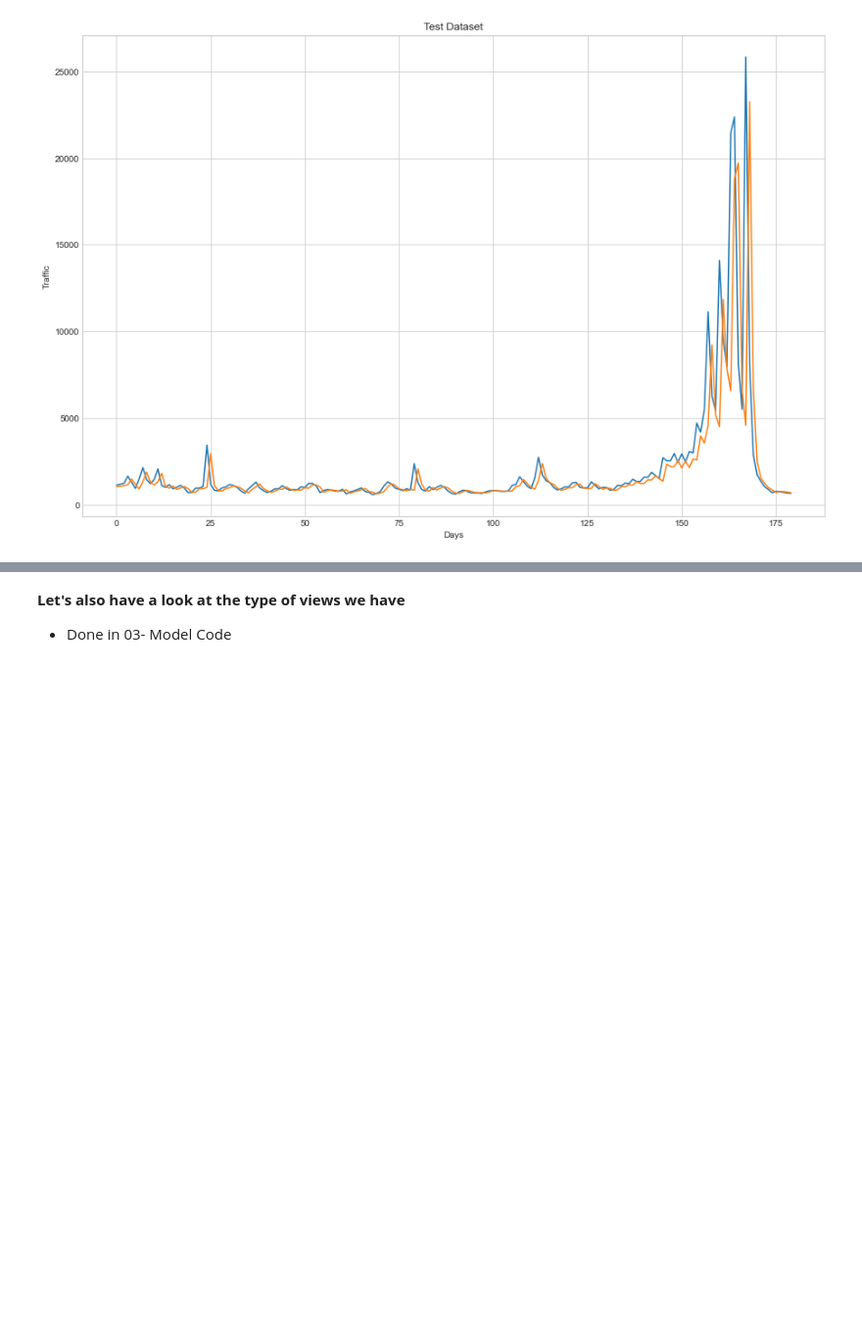
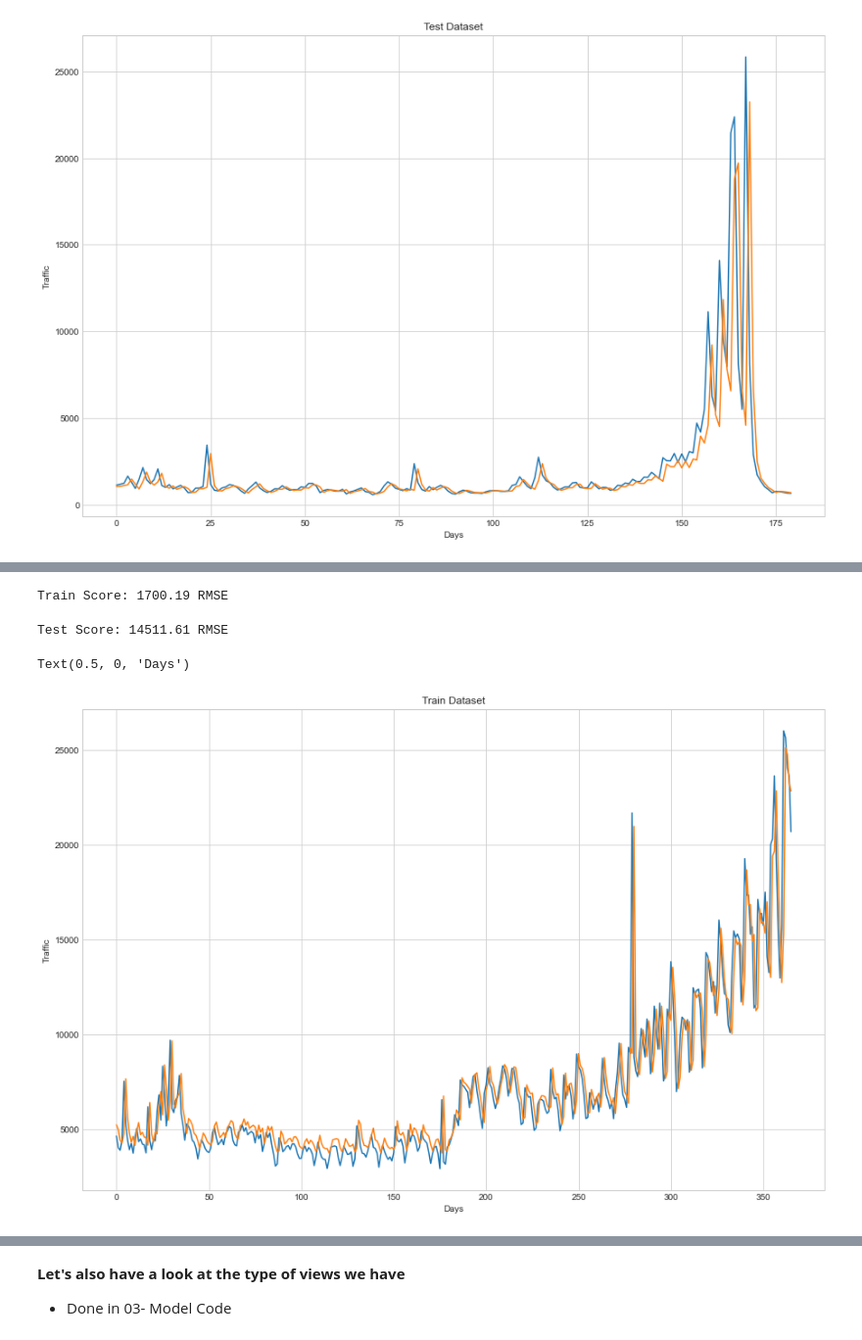
Before and after one commit to thisisdevanshi/MSCA-31006-TimeSeries-Team-Project, a Jupyter notebook: Scripts/01_LSTM.ipynb, the cells around one changed output, grey strips where cells are left out. Shown at 98% size. Saved outputs shown, nothing was run; the diff lists cells and outputs as text; code cells hidden in the pictures; blank space fills up the shorter version.

```diff
--- a/Scripts/01_LSTM.ipynb
+++ b/Scripts/01_LSTM.ipynb
@@ -465,0 +500,11 @@ Text(0.5, 0, 'Days')
+# %%
+#taking previous units
+def restructure_ts_data(data,previous_vals):
+    dataX, dataY = [], []
+    for i in range(len(data)-previous_vals-1):
+        dataX.append(data[i:i+previous_vals,0])
+        dataY.append(data[i + previous_vals, 0])
+    return np.array(dataX),np.array(dataY)
+# %%
+X_train,y_train=restructure_ts_data(train_df,1)
+X_test,y_test=restructure_ts_data(test_df,1)
@@ -465,0 +517,17 @@ Text(0.5, 0, 'Days')
+# %%
+#let's build the model
+
+ts=Sequential()
+
+#adding a lstm layer with 12 nodes and relu activation function
+ts.add(LSTM(units=12,activation='relu',input_shape=(None,1)))
+
+
+
+#adding the output layer
+ts.add(Dense(units=1))
+
+#compiling the RNN
+ts.compile(optimizer = 'adam', loss = 'mean_squared_error')
+
+ts.fit(X_train, y_train, epochs=100, batch_size=10, verbose=2)
@@ -465,0 +553,30 @@ Text(0.5, 0, 'Days')
+# %%
+trainPredict = ts.predict(X_train)
+testPredict = ts.predict(X_test)
+
+# invert predictions
+trainPredict = scaler.inverse_transform(trainPredict)
+trainY = scaler.inverse_transform([y_train])
+testPredict = scaler.inverse_transform(testPredict)
+testY = scaler.inverse_transform([y_test])
+# %%
+trainScore = math.sqrt(mean_squared_error(trainY[0], trainPredict[:,0]))
+print('Train Score: %.2f RMSE' % (trainScore))
+# %% [output]
+Train Score: 1700.19 RMSE
+# %%
+testScore = math.sqrt(mean_squared_error(testY[0], testPredict[:,0]))
+print('Test Score: %.2f RMSE' % (testScore))
+# %% [output]
+Test Score: 14511.61 RMSE
+# %%
+LL=trainY.T
+fig, ax = plt.subplots()
+ax.plot(LL)
+ax.plot(trainPredict)
+plt.title("Train Dataset")
+plt.ylabel("Traffic")
+plt.xlabel("Days")
+# %% [output]
+Text(0.5, 0, 'Days')
+[figure, added]
```
Also changed, not shown: parts of 9 cells of this notebook, 2 other files.
